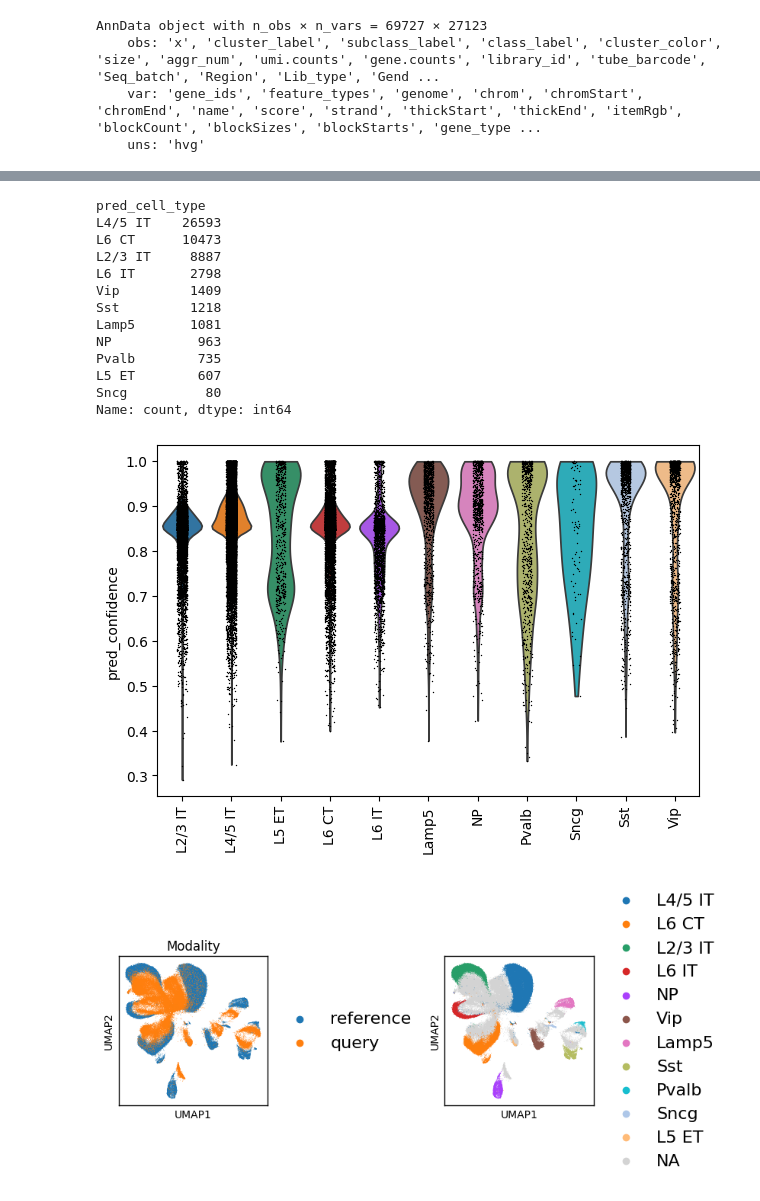
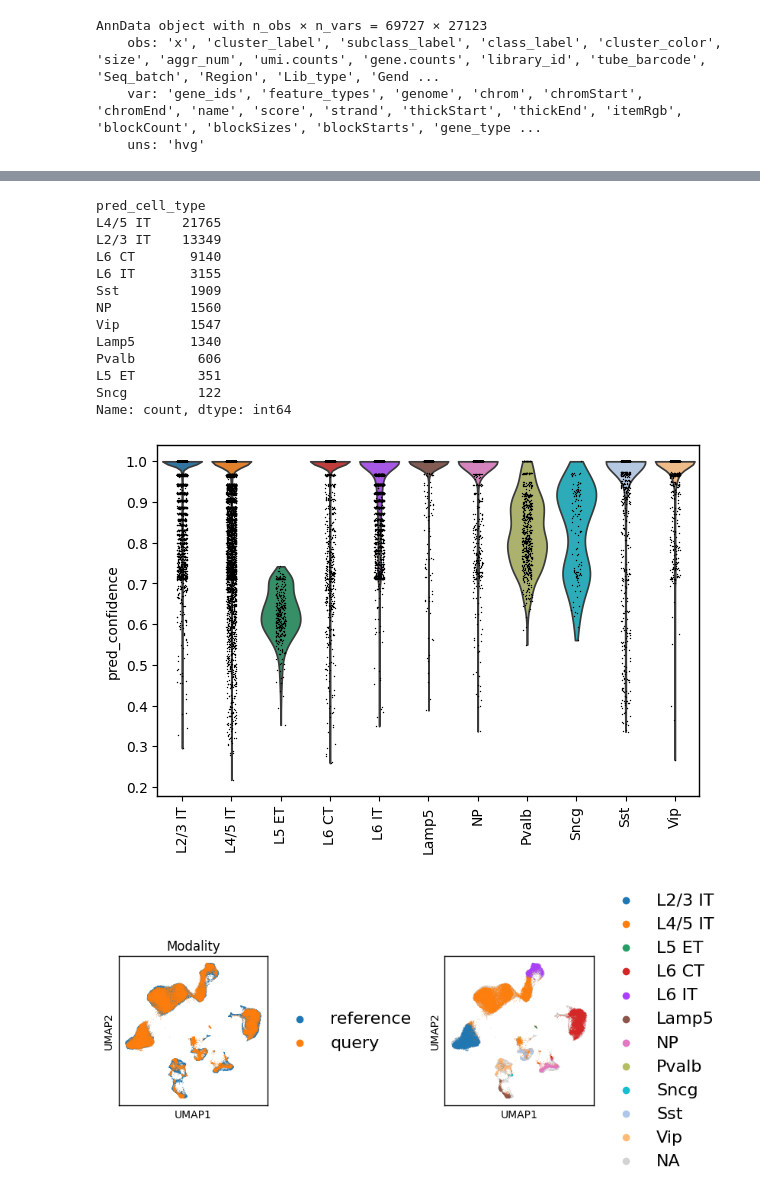
Before and after one commit to haihuilab/scbiot, a Jupyter notebook: examples/unpaired_Yao-2021_integration.ipynb, the cells around one changed output, grey strips where cells are left out. Saved outputs shown, nothing was run; the diff lists cells and outputs as text; code cells hidden in the pictures.

```diff
--- a/examples/unpaired_Yao-2021_integration.ipynb
+++ b/examples/unpaired_Yao-2021_integration.ipynb
@@ -73,0 +77,4 @@ AnnData object with n_obs × n_vars = 69727 × 27123
+# %%
+# Build coembeddings
+adata = scb.pp.coembed_pca(adata_gex, adata_ga, label="modality", keys=["reference", "query"], out_key='X_shared_pca')
+adata
@@ -74,25 +85,12 @@ AnnData object with n_obs × n_vars = 69727 × 27123
 # %%
-adata_gex.obs["cell_type"] = adata_gex.obs["cell_type"]
-adata_ga.obs["cell_type"] = "Unknown"
 
-adata_gex.obs['batch'] = adata_gex.obs['library_id']
-adata_ga.obs['batch'] = adata_ga.obs['batch']
-
-adata = anndata.concat([adata_gex, adata_ga], join='inner', label="modality", keys=["reference", "query"])
-print(adata)
-
-sc.pp.highly_variable_genes(adata, n_top_genes=2000, flavor="seurat_v3", batch_key='batch')
-sc.pp.normalize_total(adata)
-sc.pp.log1p(adata)
-sc.pp.scale(adata)
-sc.tl.pca(adata, n_comps=50, use_highly_variable=True)
-
-
+# modality integration
 adata, metrics = scb.ot.integrate(
     adata,
-    modality='anchor',
-    obsm_key="X_pca",
-    batch_key="batch",
+    preset='anchor',
+    obsm_key="X_shared_pca",
+    batch_key="modality",
+    reference_category='reference',
     out_key="X_supbiot",
     label_key="cell_type",
     unlabeled_category="Unknown"
@@ -112,11 +101,12 @@ AnnData object with n_obs × n_vars = 124571 × 15185
 # %%
 adata = scb.ot.supbiot(
 adata,
+rep_key="X_supbiot",
 label_key="cell_type",
 unlabeled_category="Unknown",
 pred_label_key='pred_cell_type',
 pred_conf_key="pred_confidence",
-min_conf=0.25
+min_conf=0.
 )
 # %%
 adata_ga = adata[adata.obs['modality'] == 'query'].copy()
@@ -124,20 +114,20 @@ adata_gex = adata[adata.obs['modality'] == 'reference'].copy()
 adata_ga.obs['pred_cell_type'].value_counts()
 # %% [output]
 pred_cell_type
-L4/5 IT    26593
-L6 CT      10473
-L2/3 IT     8887
-L6 IT       2798
-Vip         1409
-Sst         1218
-Lamp5       1081
-NP           963
-Pvalb        735
-L5 ET        607
-Sncg          80
+L4/5 IT    21765
+L2/3 IT    13349
+L6 CT       9140
+L6 IT       3155
+Sst         1909
+NP          1560
+Vip         1547
+Lamp5       1340
+Pvalb        606
+L5 ET        351
+Sncg         122
 Name: count, dtype: int64
 # %%
 sc.pl.violin(adata_ga, keys="pred_confidence", groupby="pred_cell_type", rotation=90)
 # %% [output]
-[figure, old version]
+[figure, new version]
 # %%
@@ -146,11 +140,4 @@ sc.tl.umap(adata, min_dist=0.3, spread=1.0, random_state=0)
 # %%
-counts = adata_gex.obs['cell_type'].value_counts()
-celltype_order = counts.index.tolist()
-adata.obs['cell_type'] = adata.obs['cell_type'].astype(
-    pd.CategoricalDtype(categories=celltype_order, ordered=True)  # from adata_gex
-)
-
-
 sc.settings._vector_friendly = True
 
 # Make sure the default edge isn’t white or hairline
@@ -166,38 +153,38 @@ def force_border(ax):
         side.set_color('black')
         side.set_linewidth(1.0)
 
-methods = ["X_pca_shared_aligned"]
+methods = ["X_supbiot"]
 
 ncols = 2 * len(methods)
 fig, axes = plt.subplots(1, ncols, figsize=(4.2*ncols, 4.2), squeeze=False)
 axes = axes[0]
 
 for i, method in enumerate(methods):
-    basis = f"X_umap_{method}"
     axL, axR = axes[2*i], axes[2*i+1]
 
     sc.pl.embedding(
         adata, basis="umap", color="modality",
         frameon=True, ax=axL, show=False,
         legend_loc="right margin", legend_fontsize=16, title='Modality'
     )
     axL.set_box_aspect(1)
     axL.set_xlabel("UMAP1"); axL.set_ylabel("UMAP2")
     force_border(axL)
 
     sc.pl.embedding(
-        adata, basis="umap", color="cell_type", # "scBIOT_celltype", #"cell_type",
+        adata, basis="umap", color="pred_cell_type",
         frameon=True, ax=axR, show=False,
         legend_loc="right margin", legend_fontsize=16, title=""
     )
     axR.set_box_aspect(1)
     axR.set_xlabel("UMAP1"); axR.set_ylabel("UMAP2")
     force_border(axR)
 
+
 plt.tight_layout()
 # fig.savefig(f"{cwd}_batch_and_leiden_per_embedding.pdf", dpi=300, transparent=True)
 # %% [output]
-[figure, old version]
+[figure, new version]
 # %%
 adata_ga
 # %% [output]
```
Also changed, not shown: parts of 12 cells of this notebook, 46 other files.
